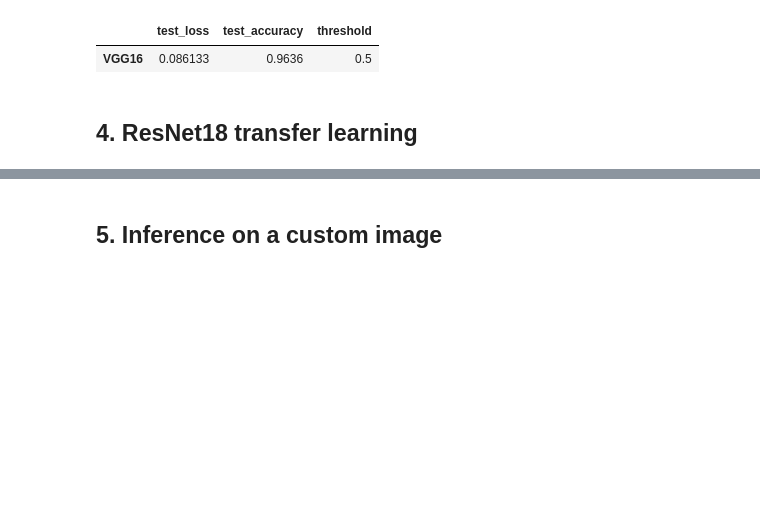
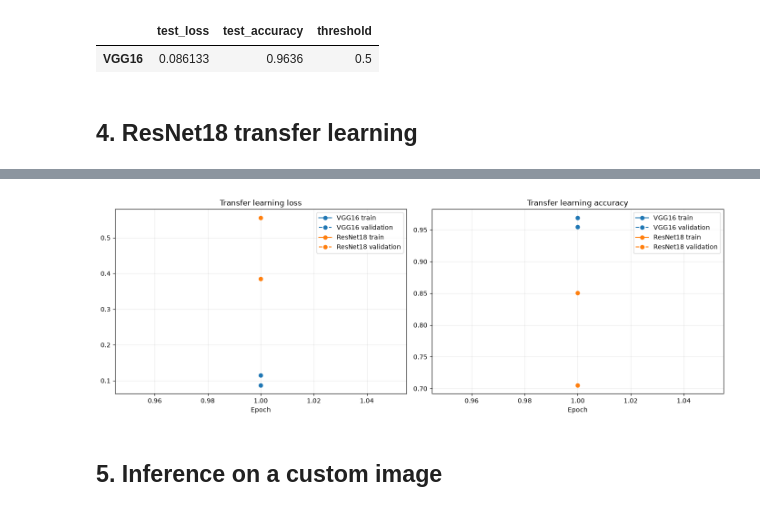
Before and after one commit to OlegYurchik/ml-homework, a Jupyter notebook: HW4/HW4_solution.ipynb, the cells around one changed output, grey strips where cells are left out. Saved outputs shown, nothing was run; the diff lists cells and outputs as text; code cells hidden in the pictures; blank space fills up the shorter version.

Commit message:
Add learning curves

```diff
--- a/HW4/HW4_solution.ipynb
+++ b/HW4/HW4_solution.ipynb
@@ -258,3 +262,22 @@ scores
+# %%
+fig, axes = plt.subplots(1, 2, figsize=(14, 5))
+for history, name, color in [(vgg_history, "VGG16", "tab:blue"), (resnet_history, "ResNet18", "tab:orange")]:
+    epochs = np.arange(1, len(history["train_loss"]) + 1)
+    axes[0].plot(epochs, history["train_loss"], marker="o", color=color, label=f"{name} train")
+    axes[0].plot(epochs, history["val_loss"], marker="o", linestyle="--", color=color, label=f"{name} validation")
+    axes[1].plot(epochs, history["train_acc"], marker="o", color=color, label=f"{name} train")
+    axes[1].plot(epochs, history["val_acc"], marker="o", linestyle="--", color=color, label=f"{name} validation")
+axes[0].set_title("Transfer learning loss")
+axes[1].set_title("Transfer learning accuracy")
+for ax in axes:
+    ax.set_xlabel("Epoch")
+    ax.grid(alpha=0.25)
+    ax.legend()
+plt.tight_layout()
+fig.savefig(OUT / "transfer_learning_learning_curves.png", dpi=150, bbox_inches="tight")
+plt.show()
+# %% [output]
+[figure, added]
 # %% [markdown]
 ## 5. Inference on a custom image
 # %%
```
Also changed, not shown: parts of 3 cells of this notebook.
